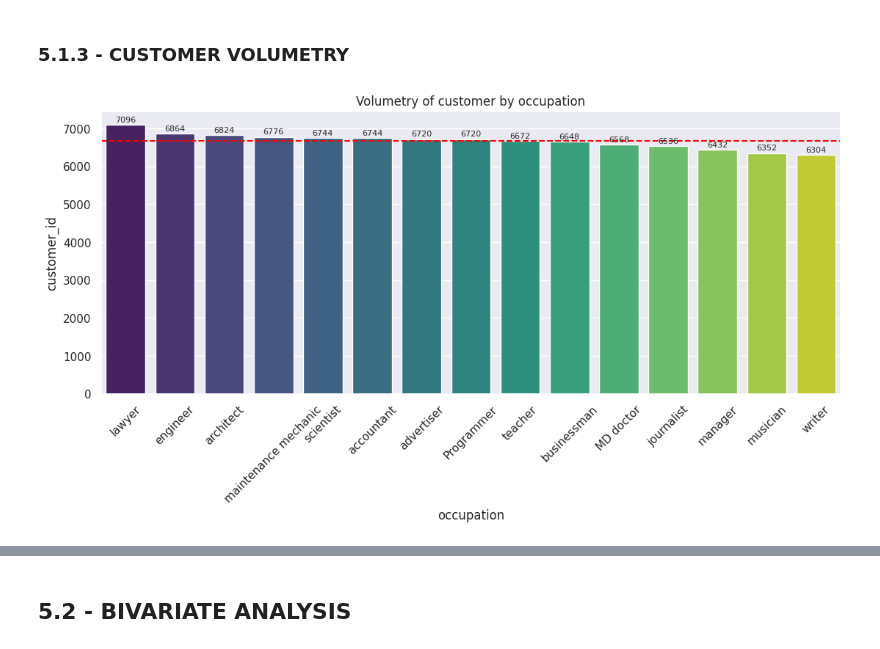
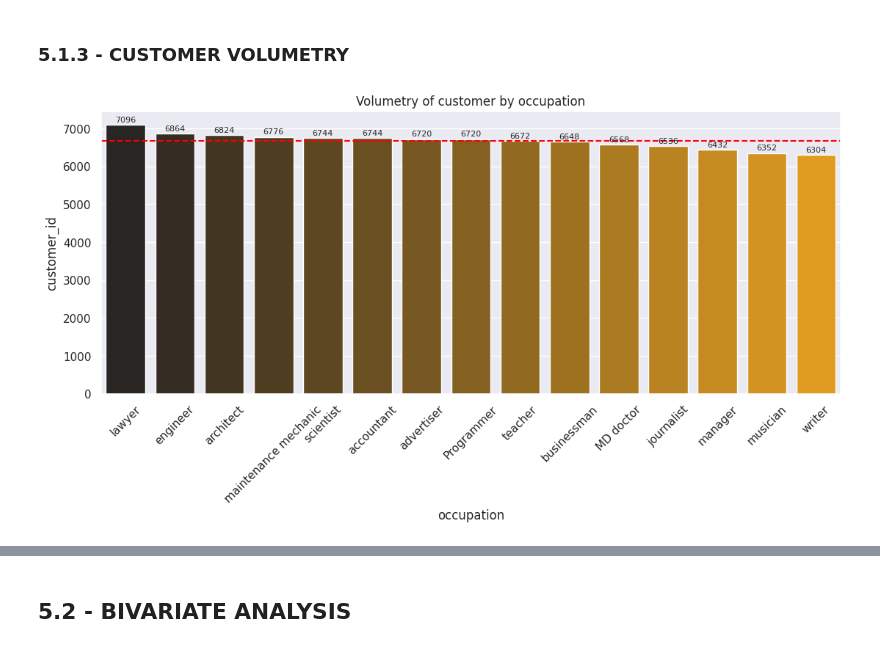
Before and after one commit to erickvieiras/credit_project, a Jupyter notebook: notebook/credit.ipynb, the cells around one changed output, grey strips where cells are left out. Cells and saved outputs as stored; diff of their text form; code cells hidden in the pictures.

```diff
--- a/notebook/credit.ipynb
+++ b/notebook/credit.ipynb
@@ -584,18 +584,18 @@ plt.show()
 ### 5.1.3 - CUSTOMER VOLUMETRY
 # %%
 aux = df5[['customer_id', 'occupation']].groupby(['occupation']).count().reset_index().sort_values('customer_id', ascending = False)
-barplot = sns.barplot(data = aux, x = aux['occupation'], y = aux['customer_id'], hue = 'occupation', palette='viridis')
+barplot = sns.barplot(data = aux, x = aux['occupation'], y = aux['customer_id'], hue = 'occupation', palette='dark:orange')
 
 mean_value = aux['customer_id'].mean()
 
 # Adicionar uma linha tracejada para a média
 plt.axhline(y=mean_value, color='red', linestyle='--', label=f'Média: {mean_value:.2f}')
 
 for p in barplot.patches:
     barplot.annotate(f'{int(p.get_height())}', (p.get_x() + p.get_width() / 2., p.get_height()),
                  ha='center', va='center', xytext=(0, 5), textcoords='offset points', fontsize=8)
 plt.title('Volumetry of customer by occupation')
 plt.xticks(rotation = 45)
 plt.show()
 # %% [output]
-[figure, old version]
+[figure, new version]
```
Also changed, not shown: parts of 51 cells of this notebook.
